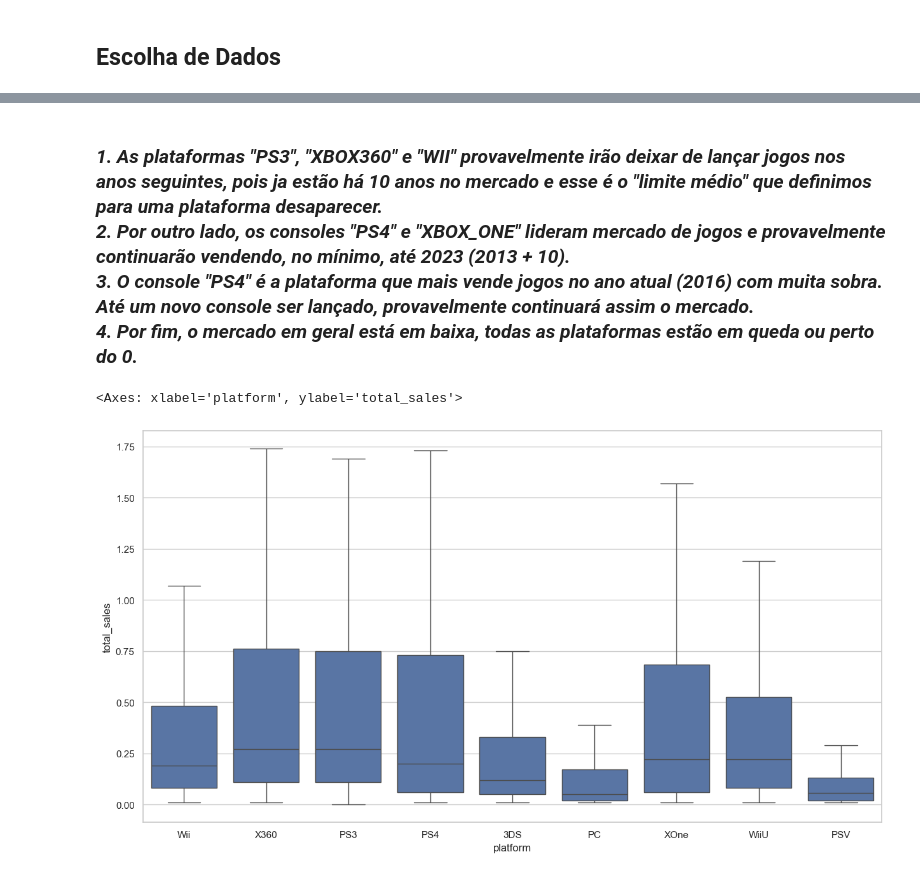
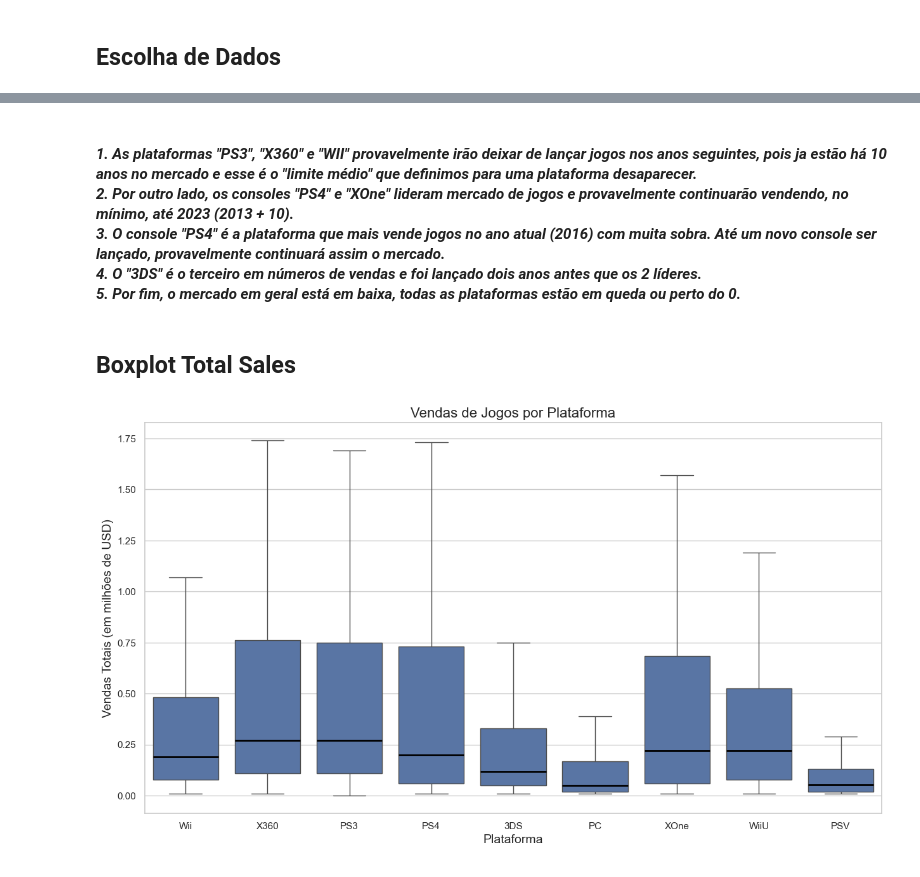
Before and after one commit to henriquetargino/games, a Jupyter notebook: EDA.ipynb, the cells around one changed output, grey strips where cells are left out. Cells and saved outputs as stored; diff of their text form; code cells hidden in the pictures.

Commit message:
boxplot

```diff
--- a/games.ipynb
+++ b/EDA.ipynb
@@ -372,9 +374,17 @@ plt.show()
 # %% [markdown]
-### *1. As plataformas "PS3", "XBOX360" e "WII" provavelmente irão deixar de lançar jogos nos anos seguintes, pois ja estão há 10 anos no mercado e esse é o "limite médio" que definimos para uma plataforma desaparecer.* <br> *2. Por outro lado, os consoles "PS4" e "XBOX_ONE" lideram mercado de jogos e provavelmente continuarão vendendo, no mínimo, até 2023 (2013 + 10).* <br> *3. O console "PS4" é a plataforma que mais vende jogos no ano atual (2016) com muita sobra. Até um novo console ser lançado, provavelmente continuará assim o mercado.* <br> *4. Por fim, o mercado em geral está em baixa, todas as plataformas estão em queda ou perto do 0.*
+#### *1. As plataformas "PS3", "X360" e "WII" provavelmente irão deixar de lançar jogos nos anos seguintes, pois ja estão há 10 anos no mercado e esse é o "limite médio" que definimos para uma plataforma desaparecer.* <br> *2. Por outro lado, os consoles "PS4" e "XOne" lideram mercado de jogos e provavelmente continuarão vendendo, no mínimo, até 2023 (2013 + 10).* <br> *3. O console "PS4" é a plataforma que mais vende jogos no ano atual (2016) com muita sobra. Até um novo console ser lançado, provavelmente continuará assim o mercado.* <br> *4. O "3DS" é o terceiro em números de vendas e foi lançado dois anos antes que os 2 líderes.* <br> *5. Por fim, o mercado em geral está em baixa, todas as plataformas estão em queda ou perto do 0.*
+# %% [markdown]
+## Boxplot Total Sales
 # %%
 plt.figure(figsize=(15, 8))
 # boxplot sem outliers
-sns.boxplot(data=df_predict, x='platform', y='total_sales', showfliers=False)
+sns.boxplot(data=df_predict, x='platform', y='total_sales',
+            showfliers=False, medianprops={'color': 'black', 'linewidth': 2})
+
+
+plt.title('Vendas de Jogos por Plataforma', fontsize=16)
+plt.xlabel('Plataforma', fontsize=14)
+plt.ylabel('Vendas Totais (em milhões de USD)', fontsize=14)
+plt.show()
 # %% [output]
-<Axes: xlabel='platform', ylabel='total_sales'>
-[figure, old version]
+[figure, new version]
```
Also changed, not shown: parts of 6 cells of this notebook, 1 other file.
